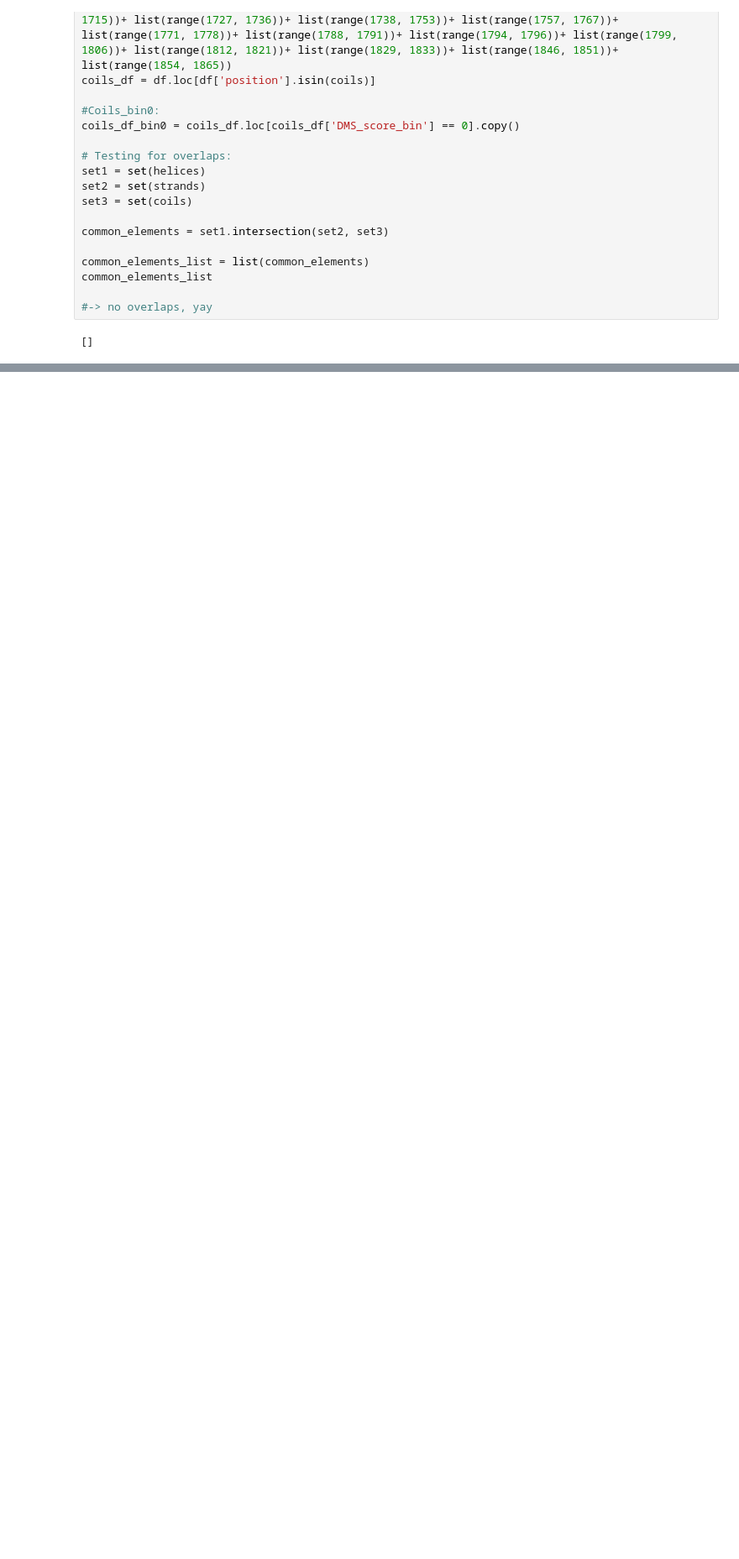
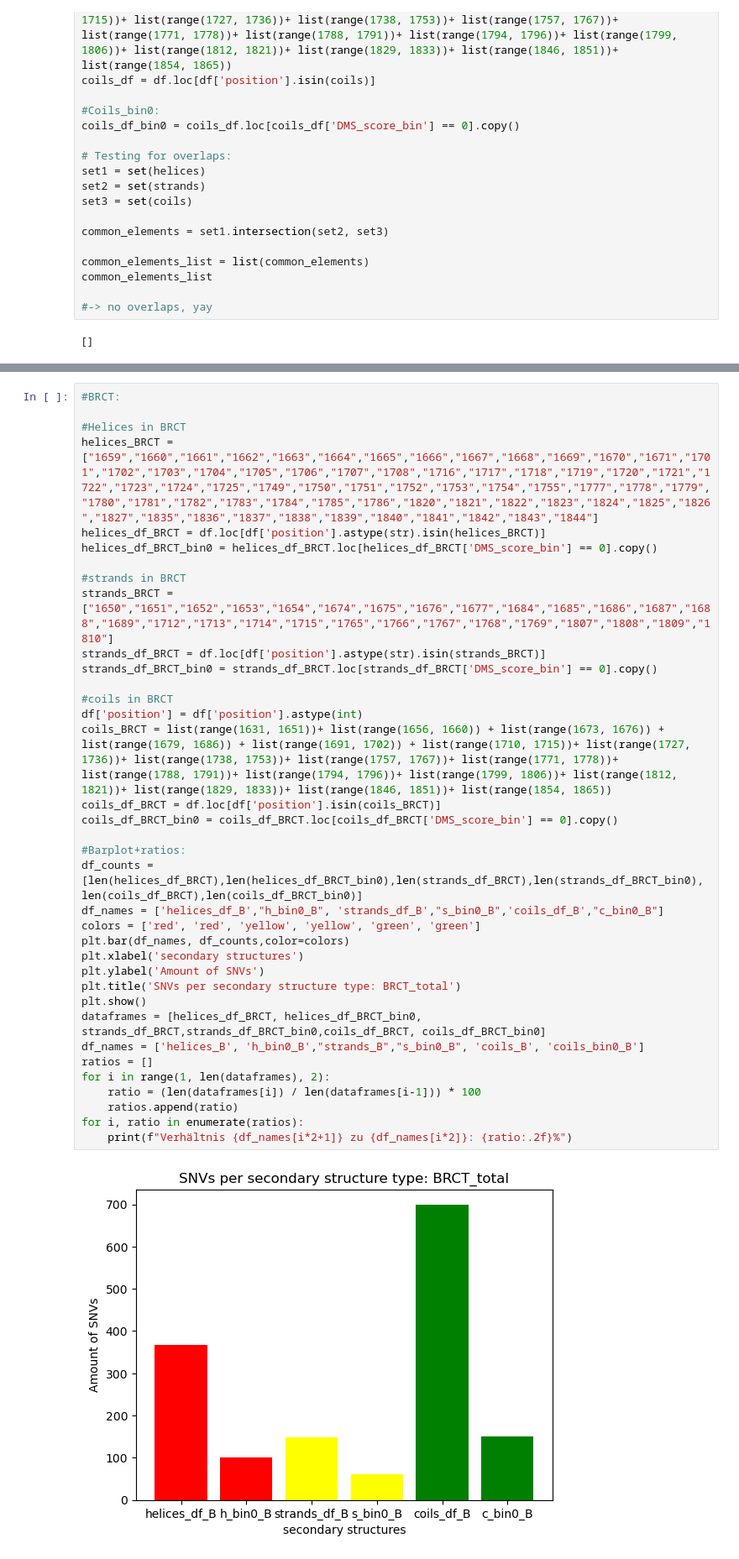
Before and after one commit to datascience-mobi-2023/topic02_team04, a Jupyter notebook: final_code.ipynb, the cells around one changed output, grey strips where cells are left out. Shown at 84% size. Saved outputs shown, nothing was run; the diff lists cells and outputs as text; blank space fills up the shorter version.

```diff
--- a/final_code.ipynb
+++ b/final_code.ipynb
@@ -68,0 +261,38 @@ common_elements_list
+# %%
+#BRCT:
+
+#Helices in BRCT
+helices_BRCT = ["1659","1660","1661","1662","1663","1664","1665","1666","1667","1668","1669","1670","1671","1701","1702","1703","1704","1705","1706","1707","1708","1716","1717","1718","1719","1720","1721","1722","1723","1724","1725","1749","1750","1751","1752","1753","1754","1755","1777","1778","1779","1780","1781","1782","1783","1784","1785","1786","1820","1821","1822","1823","1824","1825","1826","1827","1835","1836","1837","1838","1839","1840","1841","1842","1843","1844"]
+helices_df_BRCT = df.loc[df['position'].astype(str).isin(helices_BRCT)]
+helices_df_BRCT_bin0 = helices_df_BRCT.loc[helices_df_BRCT['DMS_score_bin'] == 0].copy()
+
+#strands in BRCT
+strands_BRCT = ["1650","1651","1652","1653","1654","1674","1675","1676","1677","1684","1685","1686","1687","1688","1689","1712","1713","1714","1715","1765","1766","1767","1768","1769","1807","1808","1809","1810"]
+strands_df_BRCT = df.loc[df['position'].astype(str).isin(strands_BRCT)]
+strands_df_BRCT_bin0 = strands_df_BRCT.loc[strands_df_BRCT['DMS_score_bin'] == 0].copy()
+
+#coils in BRCT
+df['position'] = df['position'].astype(int)
+coils_BRCT = list(range(1631, 1651))+ list(range(1656, 1660)) + list(range(1673, 1676)) + list(range(1679, 1686)) + list(range(1691, 1702)) + list(range(1710, 1715))+ list(range(1727, 1736))+ list(range(1738, 1753))+ list(range(1757, 1767))+ list(range(1771, 1778))+ list(range(1788, 1791))+ list(range(1794, 1796))+ list(range(1799, 1806))+ list(range(1812, 1821))+ list(range(1829, 1833))+ list(range(1846, 1851))+ list(range(1854, 1865))
+coils_df_BRCT = df.loc[df['position'].isin(coils_BRCT)]
+coils_df_BRCT_bin0 = coils_df_BRCT.loc[coils_df_BRCT['DMS_score_bin'] == 0].copy()
+
+#Barplot+ratios:
+df_counts = [len(helices_df_BRCT),len(helices_df_BRCT_bin0),len(strands_df_BRCT),len(strands_df_BRCT_bin0), len(coils_df_BRCT),len(coils_df_BRCT_bin0)]
+df_names = ['helices_df_B',"h_bin0_B", 'strands_df_B',"s_bin0_B",'coils_df_B',"c_bin0_B"]
+colors = ['red', 'red', 'yellow', 'yellow', 'green', 'green']
+plt.bar(df_names, df_counts,color=colors)
+plt.xlabel('secondary structures')
+plt.ylabel('Amount of SNVs')
+plt.title('SNVs per secondary structure type: BRCT_total')
+plt.show()
+dataframes = [helices_df_BRCT, helices_df_BRCT_bin0, strands_df_BRCT,strands_df_BRCT_bin0,coils_df_BRCT, coils_df_BRCT_bin0]
+df_names = ['helices_B', 'h_bin0_B',"strands_B","s_bin0_B", 'coils_B', 'coils_bin0_B']
+ratios = []
+for i in range(1, len(dataframes), 2):
+    ratio = (len(dataframes[i]) / len(dataframes[i-1])) * 100
+    ratios.append(ratio)
+for i, ratio in enumerate(ratios):
+    print(f"Verhältnis {df_names[i*2+1]} zu {df_names[i*2]}: {ratio:.2f}%")
+# %% [output]
+[figure, added]
```
Also changed, not shown: parts of 14 cells of this notebook.
